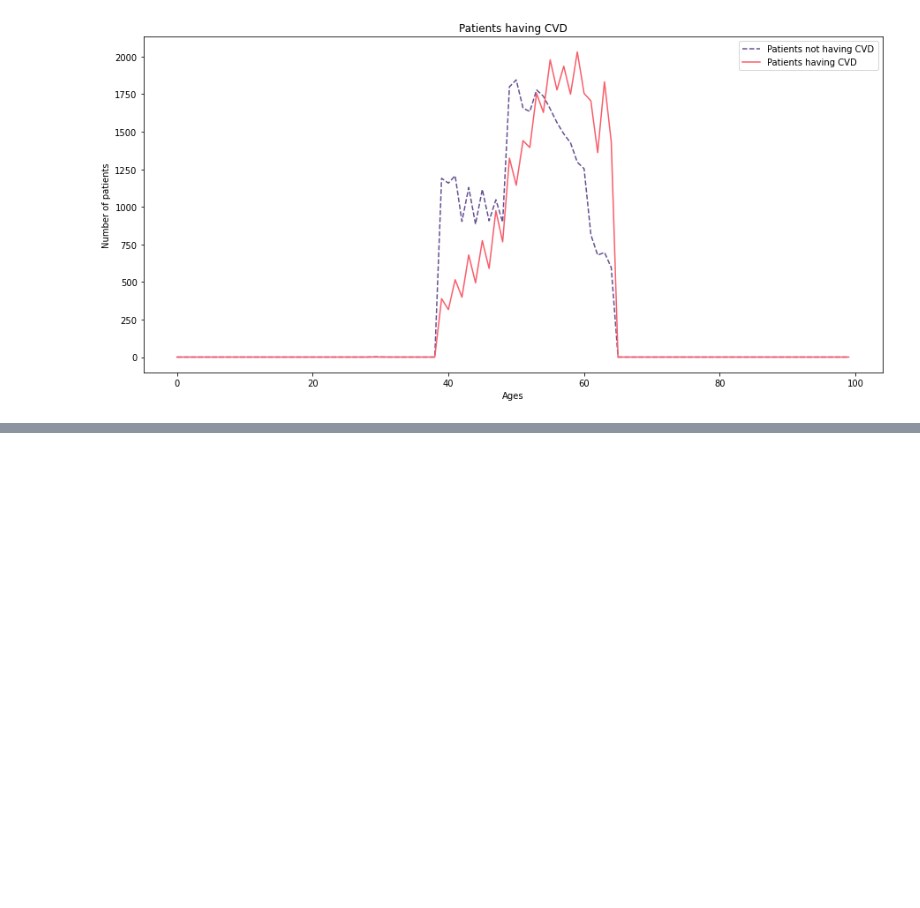
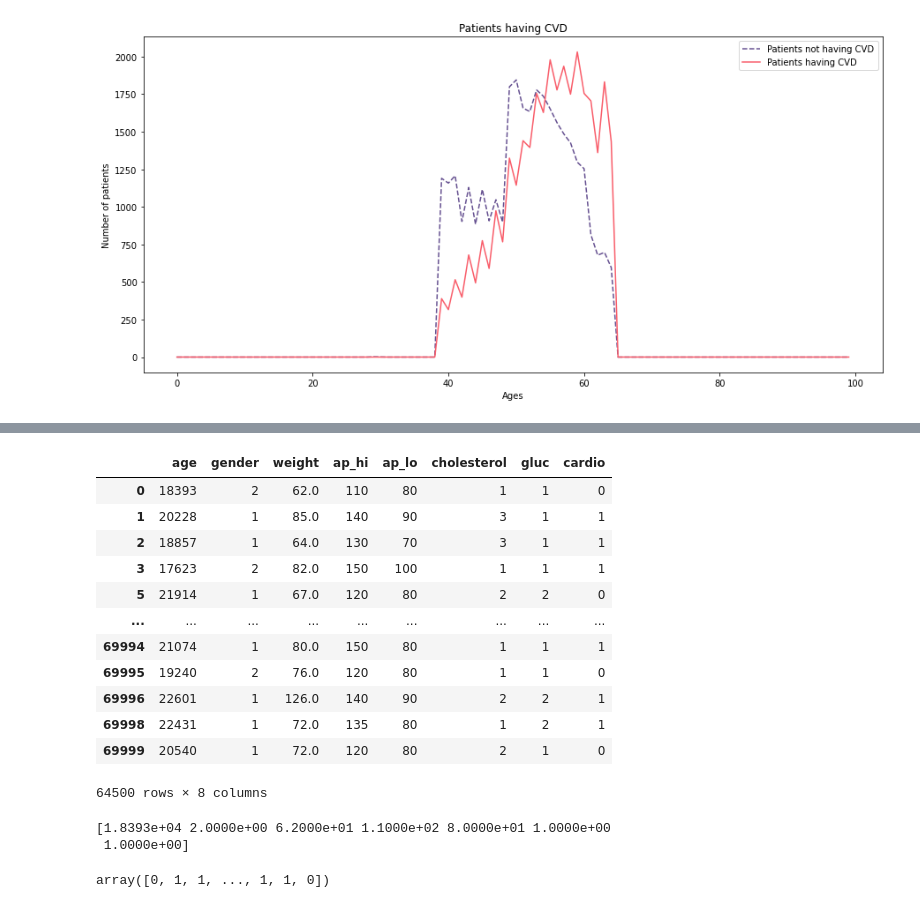
Before and after one commit to itsKarad/CVD_Predictor, a Jupyter notebook: cardiovascular_disease.ipynb, the cells around one changed output, grey strips where cells are left out. Saved outputs shown, nothing was run; the diff lists cells and outputs as text; code cells hidden in the pictures; blank space fills up the shorter version.

```diff
--- a/cardiovascular_disease.ipynb
+++ b/cardiovascular_disease.ipynb
@@ -583,0 +721,3 @@ plt.show()
+# %%
+df_temp = df
+df_temp.head()
@@ -583,0 +731,33 @@ plt.show()
+# %%
+df_temp.drop("height",axis=1,inplace=True)
+df_temp.drop("smoke",axis=1,inplace=True)
+df_temp.drop("alco",axis=1,inplace=True)
+df_temp.drop("active",axis=1,inplace=True)
+# %%
+df_temp
+# %% [output]
+|  | age | gender | weight | ap_hi | ap_lo | cholesterol | gluc | cardio |
+| 0 | 18393 | 2 | 62.0 | 110 | 80 | 1 | 1 | 0 |
+| 1 | 20228 | 1 | 85.0 | 140 | 90 | 3 | 1 | 1 |
+| 2 | 18857 | 1 | 64.0 | 130 | 70 | 3 | 1 | 1 |
+| 3 | 17623 | 2 | 82.0 | 150 | 100 | 1 | 1 | 1 |
+| 5 | 21914 | 1 | 67.0 | 120 | 80 | 2 | 2 | 0 |
+| ... | ... | ... | ... | ... | ... | ... | ... | ... |
+| 69994 | 21074 | 1 | 80.0 | 150 | 80 | 1 | 1 | 1 |
+| 69995 | 19240 | 2 | 76.0 | 120 | 80 | 1 | 1 | 0 |
+| 69996 | 22601 | 1 | 126.0 | 140 | 90 | 2 | 2 | 1 |
+| 69998 | 22431 | 1 | 72.0 | 135 | 80 | 1 | 2 | 1 |
+| 69999 | 20540 | 1 | 72.0 | 120 | 80 | 2 | 1 | 0 |
+64500 rows × 8 columns
+# %%
+x = df_temp.iloc[:,:-1].values
+x
+print(x[0])
+# %% [output]
+[1.8393e+04 2.0000e+00 6.2000e+01 1.1000e+02 8.0000e+01 1.0000e+00
+ 1.0000e+00]
+# %%
+y = df_temp.iloc[:,-1].values
+y
+# %% [output]
+array([0, 1, 1, ..., 1, 1, 0])
```
Also changed, not shown: parts of 50 cells of this notebook.
